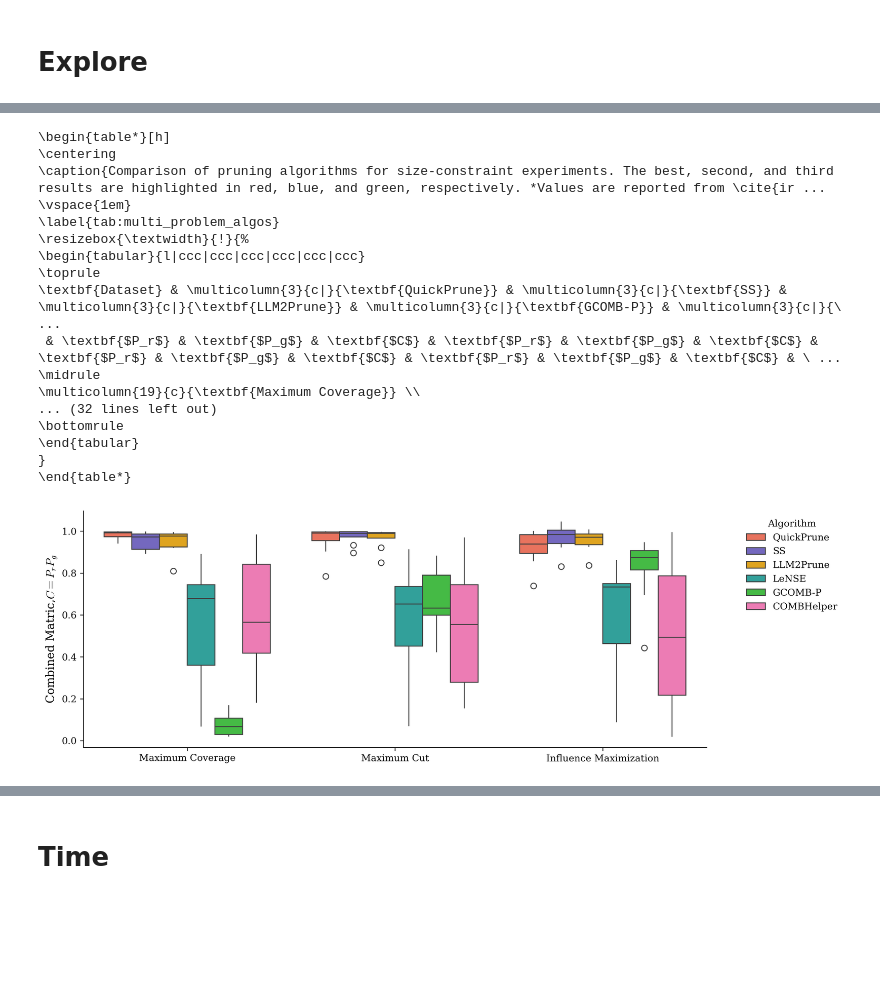
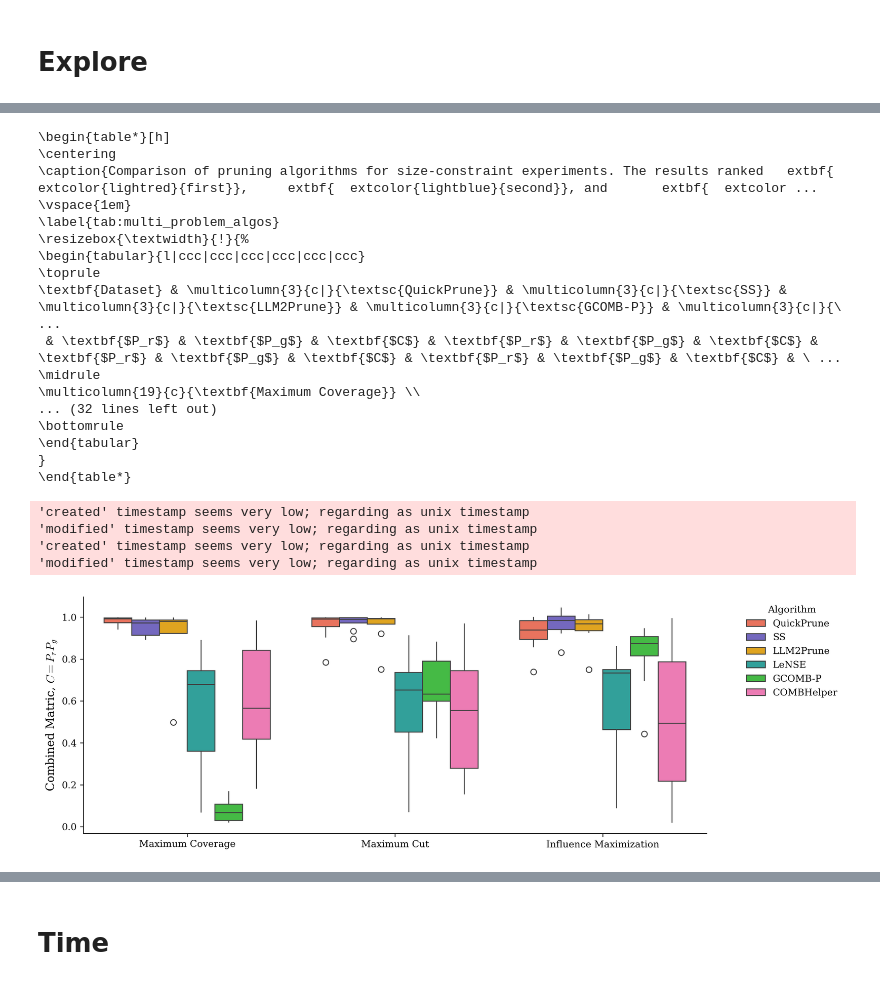
Before and after one commit to ankurnath/LLM_Pruning, a Jupyter notebook: Analyis.ipynb, the cells around one changed output, grey strips where cells are left out. Saved outputs shown, nothing was run; the diff lists cells and outputs as text; code cells hidden in the pictures; blank space fills up the shorter version.

```diff
--- a/Analyis.ipynb
+++ b/Analyis.ipynb
@@ -11,9 +11,10 @@ mpl.rcParams['ps.fonttype'] = 42
 mpl.rcParams['svg.fonttype'] = 'none'
 
 # Use built-in mathtext Computer Modern
-mpl.rcParams['text.usetex'] = False        # don't call external LaTeX
-mpl.rcParams['mathtext.fontset'] = 'cm'    # Computer Modern for math
-mpl.rcParams['font.family'] = 'DejaVu Serif'  # fallback serif font
+mpl.rcParams['text.usetex'] = False
+mpl.rcParams['mathtext.fontset'] = 'cm'     # Computer Modern for math
+mpl.rcParams['font.family'] = 'serif'       # Serif text
+mpl.rcParams['font.serif'] = ['DejaVu Serif']  # fallback text font
 # %% [markdown]
 # Explore
 # %%
@@ -361,7 +364,7 @@ def _fmt4(x):
     except Exception:
         return r'--'
 # %%
-from matplotlib.table import table
+# from matplotlib.table import table
 
 
 def generate_latex_table_multi(data_dict, problems, algorithms, datasets=None, caption=None, label=None):
@@ -382,7 +385,7 @@ def generate_latex_table_multi(data_dict, problems, algorithms, datasets=None, c
         alg_label = _latex_escape(alg).replace('*', r'\*')
         # add "|" only between algorithm blocks
         end_bar = "|" if idx < len(algorithms) - 1 else ""
-        top_header.append(rf"\multicolumn{{3}}{{c{end_bar}}}{{\textbf{{{alg_label}}}}}")
+        top_header.append(rf"\multicolumn{{3}}{{c{end_bar}}}{{\textsc{{{alg_label}}}}}")
     top_header = " & ".join(top_header) + r" \\"
 
     # Sub-header
@@ -479,20 +482,25 @@ algorithms = ["QuickPrune","SS","LLM2Prune","GCOMB-P","LeNSE","COMBHelper"]
 datasets = ["Facebook", "DBLP", "Deezer", "Slashdot", "Wiki", "Twitter", "YouTube", "Skitter"]
 
 
-caption = r"Comparison of pruning algorithms for size-constraint experiments. The best, second, and third results are highlighted in red, blue, and green, respectively. *Values are reported from \cite{ireland2022lense}, while **values are taken from \citep{pmlr-v258-nath25a}. “--” indicates that the corresponding algorithm obtained no reasonable result."
+# caption = r"Comparison of pruning algorithms for size constraint experiments (best combined metric in bold); *Values as reported in  \cite{ireland2022lense} and ``--" denotes no reasonable result is achieved by the corresponding algorithm under the time constraint."
+
+# caption = "Comparison of pruning algorithms for size-constraint experiments. Highlighted are the results ranked \textbf{\textcolor{lightred}{first}}, \textbf{\textcolor{lightblue}{second}} , and \textbf{\textcolor{lightgreen}{third}}. *Values are reported from \cite{ireland2022lense,pmlr-v258-nath25a}. “--” indicates that the corresponding algorithm obtained no reasonable result.
+
+caption = "Comparison of pruning algorithms for size-constraint experiments. The results ranked \textbf{\textcolor{lightred}{first}}, \textbf{\textcolor{lightblue}{second}}, and \textbf{\textcolor{lightgreen}{third}} are highlighted. *Values are reported from \cite{ireland2022lense,pmlr-v258-nath25a}. ``--'' indicates that the corresponding algorithm did not obtain a reasonable result."
+
 
 latex_str = generate_latex_table_multi(data_dict, problems, algorithms, datasets, caption= caption)
 print(latex_str)
 # %% [output]
 \begin{table*}[h]
 \centering
-\caption{Comparison of pruning algorithms for size-constraint experiments. The best, second, and third results are highlighted in red, blue, and green, respectively. *Values are reported from \cite{ir ...
+\caption{Comparison of pruning algorithms for size-constraint experiments. The results ranked   extbf{  extcolor{lightred}{first}},     extbf{  extcolor{lightblue}{second}}, and       extbf{  extcolor ...
 \vspace{1em}
 \label{tab:multi_problem_algos}
 \resizebox{\textwidth}{!}{%
 \begin{tabular}{l|ccc|ccc|ccc|ccc|ccc|ccc}
 \toprule
-\textbf{Dataset} & \multicolumn{3}{c|}{\textbf{QuickPrune}} & \multicolumn{3}{c|}{\textbf{SS}} & \multicolumn{3}{c|}{\textbf{LLM2Prune}} & \multicolumn{3}{c|}{\textbf{GCOMB-P}} & \multicolumn{3}{c|}{\ ...
+\textbf{Dataset} & \multicolumn{3}{c|}{\textsc{QuickPrune}} & \multicolumn{3}{c|}{\textsc{SS}} & \multicolumn{3}{c|}{\textsc{LLM2Prune}} & \multicolumn{3}{c|}{\textsc{GCOMB-P}} & \multicolumn{3}{c|}{\ ...
  & \textbf{$P_r$} & \textbf{$P_g$} & \textbf{$C$} & \textbf{$P_r$} & \textbf{$P_g$} & \textbf{$C$} & \textbf{$P_r$} & \textbf{$P_g$} & \textbf{$C$} & \textbf{$P_r$} & \textbf{$P_g$} & \textbf{$C$} & \ ...
 \midrule
 \multicolumn{19}{c}{\textbf{Maximum Coverage}} \\
@@ -543,33 +551,39 @@ def plot_box(data_dict, problems, algorithms=None):
         hue="Algorithm",
         # notch=True,
         showcaps=False,
         palette=colors
     )
     # sns.violinplot(
     #     data=df,
     #     x="Problem",
     #     y="C",
     #     hue="Algorithm",
     #     palette=colors,
     #     # split=True,
     #     # cut =0,
     #     inner="quartile"
     # )
 
     # plt.ylim(0, 1.05)
-    plt.xlabel("")
-    plt.ylabel("Combined Matric,$C =P_rP_g$", fontsize=12)
+    plt.xlabel("", fontsize=12)
+    plt.ylabel("Combined Matric, $C =P_rP_g$", fontsize=12)
     # plt.xticks(ha="right")
     plt.legend(title="Algorithm", bbox_to_anchor=(1.05, 1), loc="upper left", frameon=False)
+
     plt.tight_layout()
     sns.despine()
+    plt.savefig("algorithm_comparison_boxplot.pdf", bbox_inches='tight', dpi=500)
     plt.show()
 
 # Example
 plot_box(
     data_dict,
     ["Maximum Coverage", "Maximum Cut", "Influence Maximization"],
     algorithms=["QuickPrune", "SS", "LLM2Prune", "LeNSE", "GCOMB-P", "COMBHelper"]
 )
 # %% [output]
+'created' timestamp seems very low; regarding as unix timestamp
+'modified' timestamp seems very low; regarding as unix timestamp
+'created' timestamp seems very low; regarding as unix timestamp
+'modified' timestamp seems very low; regarding as unix timestamp
-[figure, old version]
+[figure, new version]
```
Also changed, not shown: parts of 15 cells of this notebook, 58 other files.
